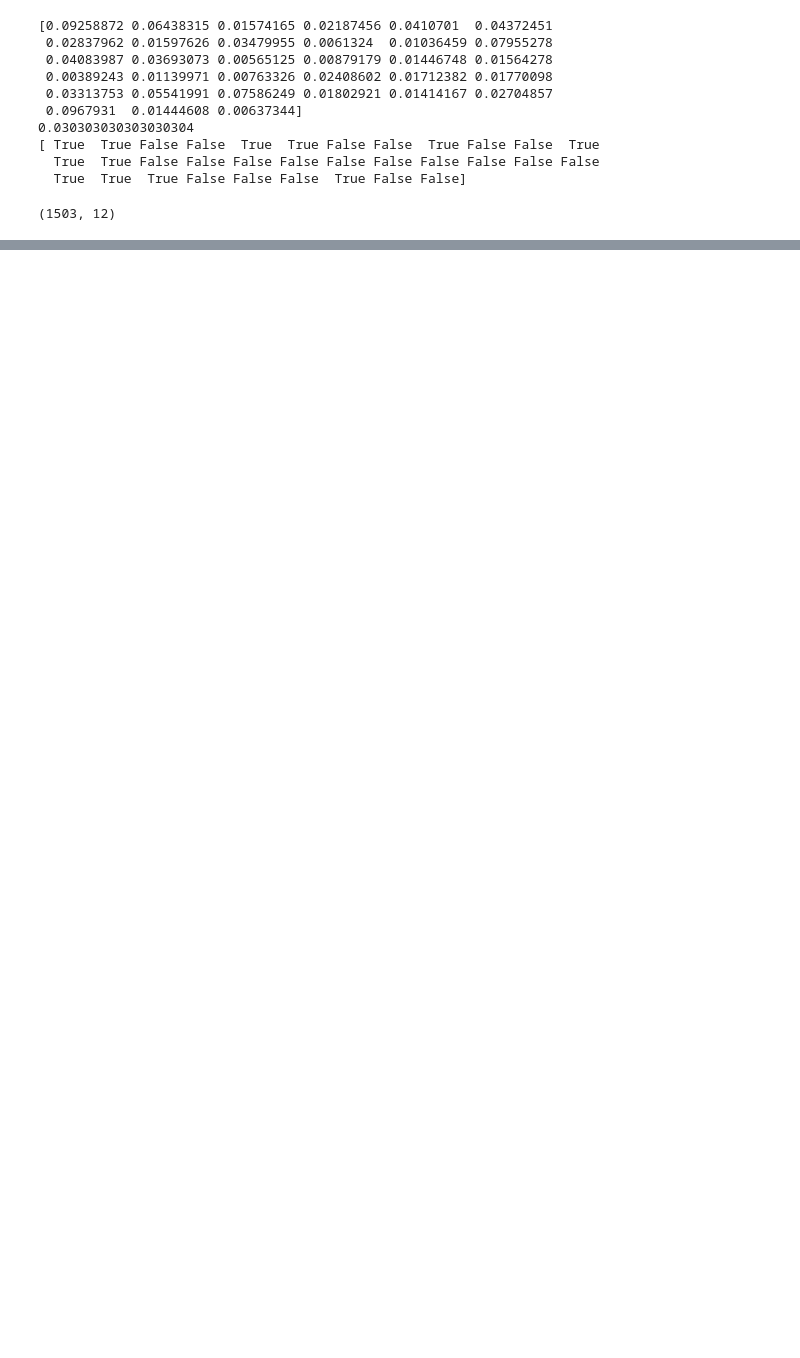
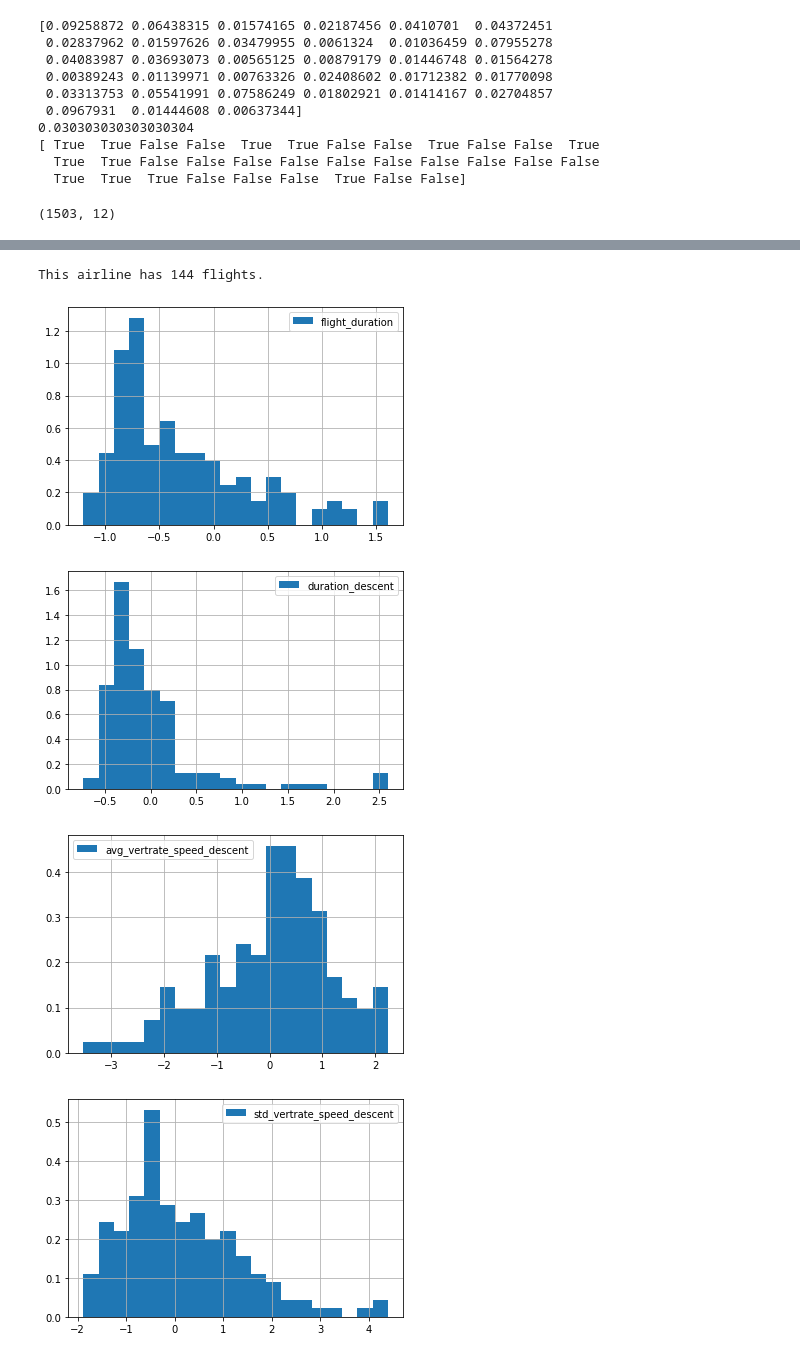
Before and after one commit to JZYoshi/AFDA, a Jupyter notebook: classification/Classification.ipynb, the cells around one changed output, grey strips where cells are left out. Saved outputs shown, nothing was run; the diff lists cells and outputs as text; code cells hidden in the pictures; blank space fills up the shorter version.

```diff
--- a/classification/Classification.ipynb
+++ b/classification/Classification.ipynb
@@ -289,0 +271,5 @@ score.sum()/10
+# %%
+X_new_df = pd.DataFrame(data = X_new, columns = columns_remained)
+y.reset_index(inplace = True)
+# %%
+y.reset_index(inplace = True)
@@ -289,0 +285,4 @@ score.sum()/10
+# %%
+new_df = pd.merge(X_new_df, y, how = 'left', left_index = True, right_on = 'index')
+# %%
+new_df.drop("index", axis = 1, inplace = True)
@@ -289,0 +305,14 @@ score.sum()/10
+# %%
+airline_cat = 5
+nb = new_df[new_df['airline_cat'] == airline_cat].shape[0]
+print(f'This airline has {nb} flights.')
+for i in range(0,12,1):
+    plt.figure()
+    new_df[new_df['airline_cat'] == airline_cat].iloc[:,i].hist(bins =20, label = new_df.columns[i], density = True)
+    plt.legend()
+# %% [output]
+This airline has 144 flights.
+[figure, added]
+[figure, added]
+[figure, added]
+[figure, added]
```
Also changed, not shown: parts of 15 cells of this notebook.
